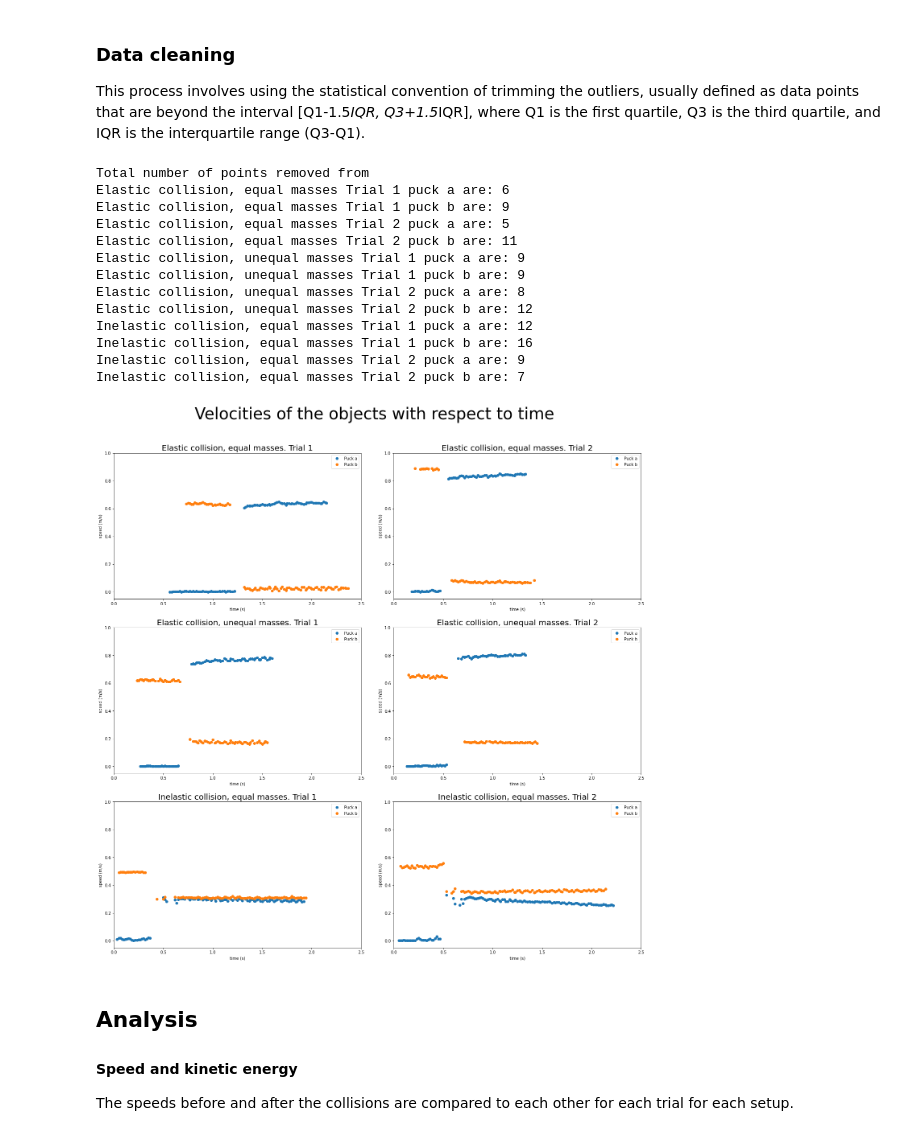
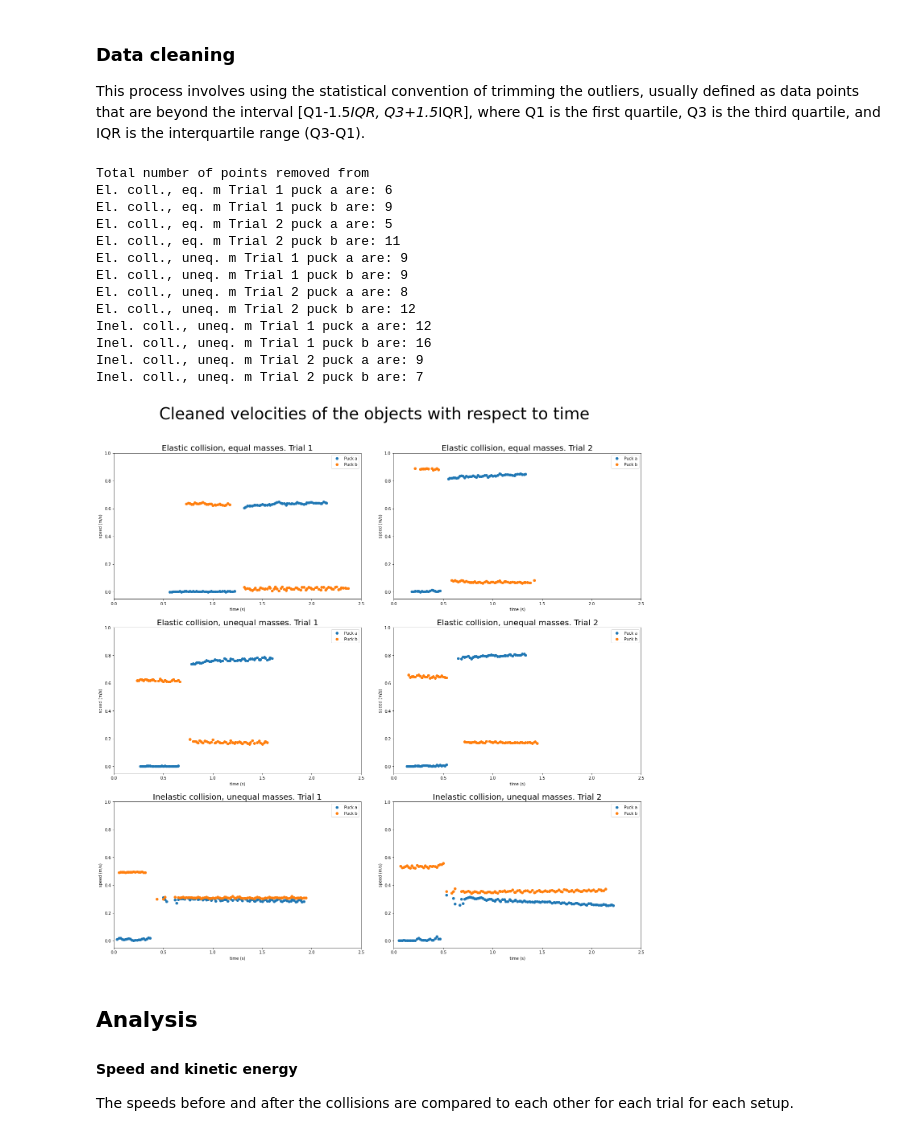
Before and after one commit to wayneariston/PHYS206L-Exp_07-Jupyter-notebooks, a Jupyter notebook: Exp 07 Momentum conservation.ipynb, the cells around one changed output. Cells and saved outputs as stored; diff of their text form; code cells hidden in the pictures.

```diff
--- a/Exp 07 Momentum conservation.ipynb
+++ b/Exp 07 Momentum conservation.ipynb
@@ -11,7 +11,9 @@ import matplotlib.pyplot as plt
 from scipy import optimize
 
 letters = ['a', 'b']
-setups = ['Elastic collision, equal masses', 'Elastic collision, unequal masses', 'Inelastic collision, equal masses']
+setups = ['El. coll., eq. m', 'El. coll., uneq. m', 'Inel. coll., uneq. m']
+setupscomp = ['Elastic collision, equal masses', 'Elastic collision, unequal masses', 'Inelastic collision, unequal masses']
+
 
 # import the data
 odata = [pd.read_csv(str(i//4+1) + "_" + str((i%4)//2+1) + "_" + letters[i%2] + ".csv") for i in range(12)]
@@ -19,19 +21,21 @@ odata = [pd.read_csv(str(i//4+1) + "_" + str((i%4)//2+1) + "_" + letters[i%2] +
 ### Plots
 All the plots and analyses will be done simultaneously (with loops of code) for all of the trials.
 # %%
-def plot(data):
+def plot(data, num, par):
     fig, ax = plt.subplots(3, 2, figsize=(20, 20))
-    fig.suptitle("Velocities of the objects with respect to time", size=40)
+    fig.suptitle(par + " velocities of the objects with respect to time", size=40)
     fig.tight_layout(pad=5)
 
     for i in range(len(data)):
         x = data[i]["t"]
         y = data[i]["v"]
         ax[(i//2)//2, (i//2)%2].plot(x, y, "o", label="Puck " + letters[i%2])
-        ax[(i//2)//2, (i//2)%2].set_title(setups[(i//2)//2] + ". Trial " + str((i%4)//2+1), size=20)
+        ax[(i//2)//2, (i//2)%2].set_title(setupscomp[(i//2)//2] + ". Trial " + str((i%4)//2+1), size=20)
         ax[(i//2)//2, (i//2)%2].set(xlabel="time (s)", ylabel="speed (m/s)", xlim=[0,2.5], ylim=[-0.05, 1])
 
         ax[(i//2)//2, (i//2)%2].legend(loc="upper right")
 
-plot(odata)
+    fig.savefig('Exp 07 ' + str(num) + '.png')
+
+plot(odata, 1, "Raw")
 # %% [output]
@@ -113,35 +117,35 @@ def pluck(dat, colltime):
 # %%
 # estimated collision time
 ocolltime = np.array([1.25, 0.49, 0.7, 0.56, 0.43, 0.53])
 
 # for dataWhatsoever in odata:
 #     dataWhatsoever.dropna(axis=0, inplace=True)
 #     dataWhatsoever = pluck(dataWhatsoever, ocolltime[odata.index(dataWhatsoever)//2])
 
 print("Total number of points removed from")
 for i in range(len(odata)):
     odata[i].dropna(axis=0, inplace=True)
     odata[i], pc = pluck(odata[i], ocolltime[i//2])
     print(f"{setups[(i//2)//2]} Trial {(i%4)//2+1} puck {letters[i%2]} are: {pc}")
 
-plot(odata)
+plot(odata, 2, "Cleaned")
 
 # note that in further analyses, this cleaner dataset will be the one used
 # %% [output]
 Total number of points removed from
-Elastic collision, equal masses Trial 1 puck a are: 6
-Elastic collision, equal masses Trial 1 puck b are: 9
-Elastic collision, equal masses Trial 2 puck a are: 5
-Elastic collision, equal masses Trial 2 puck b are: 11
-Elastic collision, unequal masses Trial 1 puck a are: 9
-Elastic collision, unequal masses Trial 1 puck b are: 9
-Elastic collision, unequal masses Trial 2 puck a are: 8
-Elastic collision, unequal masses Trial 2 puck b are: 12
-Inelastic collision, equal masses Trial 1 puck a are: 12
-Inelastic collision, equal masses Trial 1 puck b are: 16
-Inelastic collision, equal masses Trial 2 puck a are: 9
-Inelastic collision, equal masses Trial 2 puck b are: 7
+El. coll., eq. m Trial 1 puck a are: 6
+El. coll., eq. m Trial 1 puck b are: 9
+El. coll., eq. m Trial 2 puck a are: 5
+El. coll., eq. m Trial 2 puck b are: 11
+El. coll., uneq. m Trial 1 puck a are: 9
+El. coll., uneq. m Trial 1 puck b are: 9
+El. coll., uneq. m Trial 2 puck a are: 8
+El. coll., uneq. m Trial 2 puck b are: 12
+Inel. coll., uneq. m Trial 1 puck a are: 12
+Inel. coll., uneq. m Trial 1 puck b are: 16
+Inel. coll., uneq. m Trial 2 puck a are: 9
+Inel. coll., uneq. m Trial 2 puck b are: 7
-[figure, old version]
+[figure, new version]
 # %% [markdown]
 ## Analysis
 
```
Also changed, not shown: parts of 9 cells of this notebook, 4 other files.
